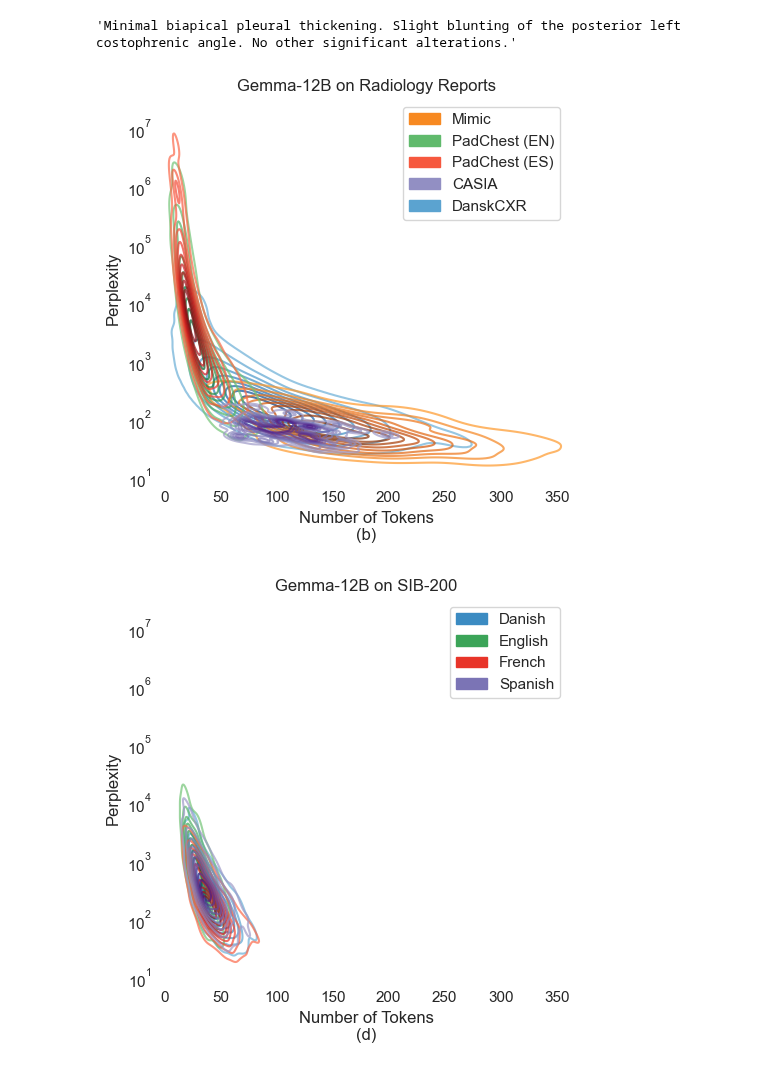
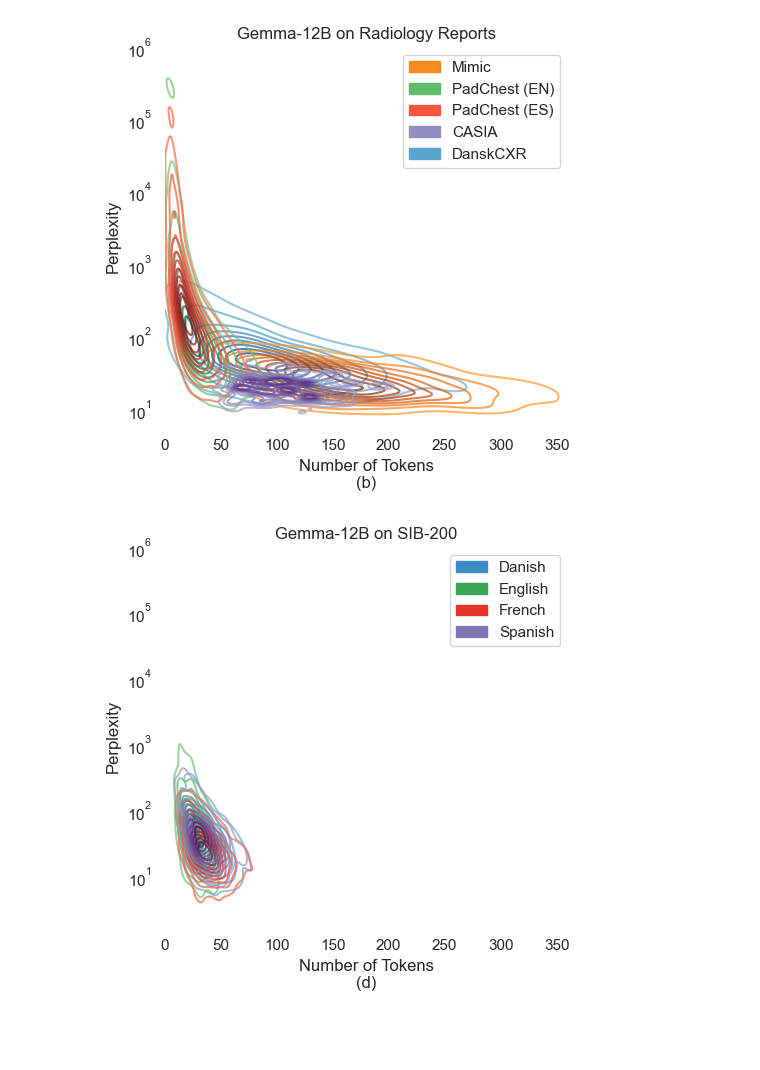
Before and after one commit to aliswh/mosaic, a Jupyter notebook: viz/perplexity.ipynb, the cells around one changed output. Drawn from its saved outputs; the diff is of its cells as text; code cells hidden in the pictures; blank space fills up the shorter version.

```diff
--- a/viz/perplexity.ipynb
+++ b/viz/perplexity.ipynb
@@ -414,7 +408,3 @@ DatasetDict({
-# %%
-f["train"][0]["report"]
-# %% [output]
-'Minimal biapical pleural thickening. Slight blunting of the posterior left costophrenic angle. No other significant alterations.'
 # %%
 import pandas as pd
 import seaborn as sns
@@ -485,35 +475,35 @@ sns.kdeplot(
     y="ppl",
     fill=False,
     cmap=custom_cmap("Purples"),
     ax=axes,
     log_scale=(False, True),
     alpha=0.7
 )
 
 axes.set_title("Gemma-12B on Radiology Reports")
 axes.set_ylabel("Perplexity")
 axes.set_xlabel("Number of Tokens\n(b)")
-axes.set_ylim(10**1, 10**7.5)
+axes.set_ylim(-5, 10**6)
 axes.set_xlim(0, 360)
 
 # Legend
 import matplotlib.patches as mpatches
 
 mimic_patch = mpatches.Patch(color=custom_cmap("YlOrBr")(0.1), label="Mimic")
 padchest_patch = mpatches.Patch(color=custom_cmap("Greens")(0.1), label="PadChest (EN)")
 padchesten_patch = mpatches.Patch(color=custom_cmap("Reds")(0.1), label="PadChest (ES)")
 casia_patch = mpatches.Patch(color=custom_cmap("Purples")(0.1), label="CASIA")
 danskcxr_patch = mpatches.Patch(color=custom_cmap("Blues")(0.1), label="DanskCXR")
 
 axes.legend(handles=[mimic_patch, padchest_patch, padchesten_patch, casia_patch, danskcxr_patch], loc='upper right')
 
 plt.tight_layout()
 sns.despine(left=True, bottom=True)
 
 plt.savefig("/home/alice/work/mosaic/outputs/ppl_plots/perplexity_reports_gemma12b.pdf")
 plt.show()
 # %% [output]
-[figure, old version]
+[figure, new version]
 # %%
 import pandas as pd
 import seaborn as sns
@@ -584,7 +574,7 @@ sns.kdeplot(
 axes.set_title("Gemma-12B on SIB-200")
 axes.set_ylabel("Perplexity")
 axes.set_xlabel("Number of Tokens\n(d)")
-axes.set_ylim(10**1, 10**7.5)
+axes.set_ylim(-5, 10**6)
 axes.set_xlim(0, 360)
 
 # Legend colors to match custom_cmap
@@ -601,7 +591,7 @@ sns.despine(left=True, bottom=True)
 plt.savefig("/home/alice/work/mosaic/outputs/ppl_plots/perplexity_sib_gemma12b.pdf")
 plt.show()
 # %% [output]
-[figure, old version]
+[figure, new version]
 # %%
 import pandas as pd
 import seaborn as sns
```
Also changed, not shown: parts of 9 cells of this notebook, 3 other files.
